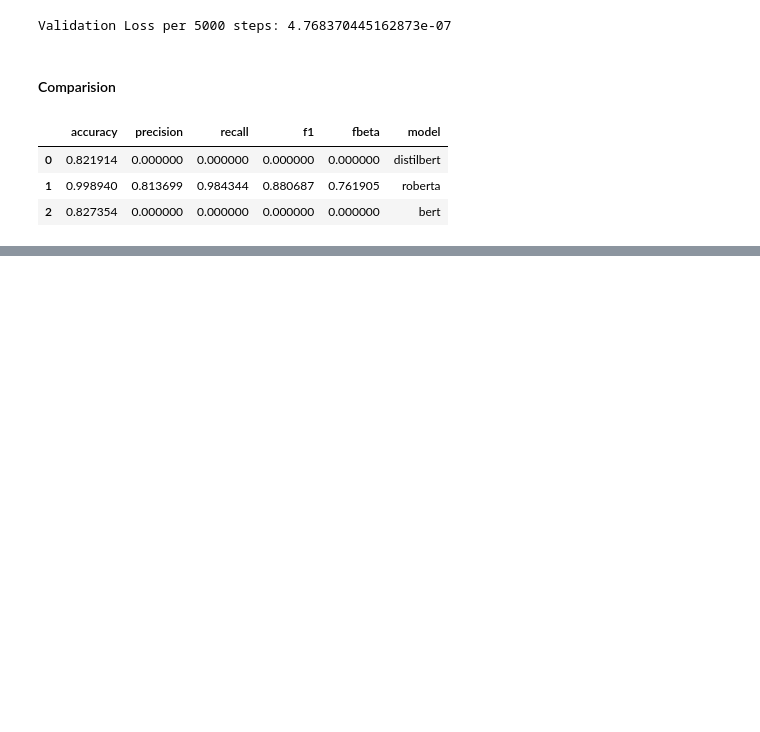
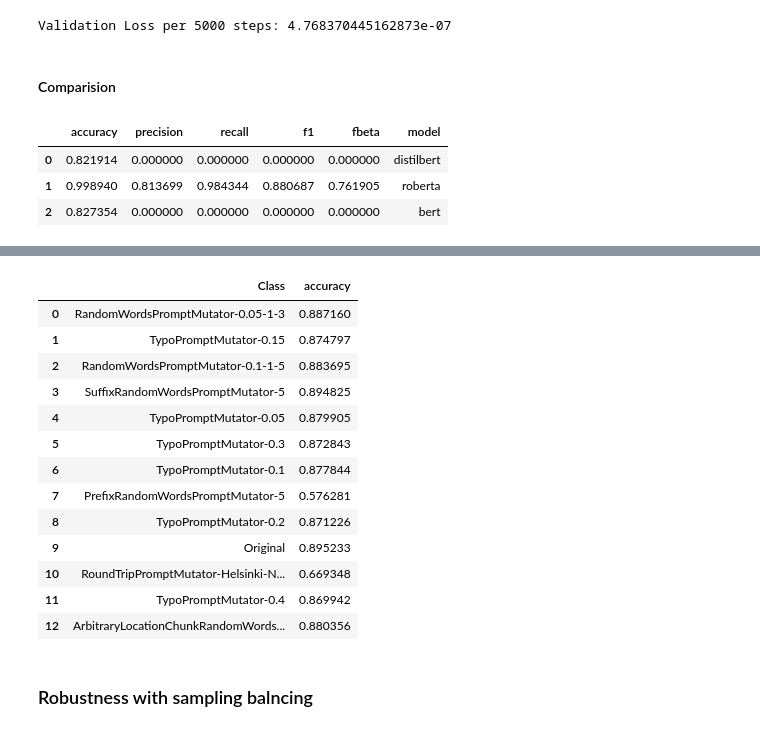
Before and after one commit to ariel-zilber/prompt-security, a Jupyter notebook: notebooks/8_nlp_modern_classifier.ipynb, the cells around one changed output, grey strips where cells are left out. Saved outputs shown, nothing was run; the diff lists cells and outputs as text; code cells hidden in the pictures; blank space fills up the shorter version.

```diff
--- a/notebooks/8_nlp_modern_classifier.ipynb
+++ b/notebooks/8_nlp_modern_classifier.ipynb
@@ -871,0 +886,2 @@ pd.DataFrame(transformers_results_dict)
+# %%
+transformers_results_dict=[]
@@ -871,0 +913,19 @@ pd.DataFrame(transformers_results_dict)
+# %%
+pd.DataFrame(transformers_results_dict)[["Class","accuracy"]]
+# %% [output]
+|  | Class | accuracy |
+| 0 | RandomWordsPromptMutator-0.05-1-3 | 0.887160 |
+| 1 | TypoPromptMutator-0.15 | 0.874797 |
+| 2 | RandomWordsPromptMutator-0.1-1-5 | 0.883695 |
+| 3 | SuffixRandomWordsPromptMutator-5 | 0.894825 |
+| 4 | TypoPromptMutator-0.05 | 0.879905 |
+| 5 | TypoPromptMutator-0.3 | 0.872843 |
+| 6 | TypoPromptMutator-0.1 | 0.877844 |
+| 7 | PrefixRandomWordsPromptMutator-5 | 0.576281 |
+| 8 | TypoPromptMutator-0.2 | 0.871226 |
+| 9 | Original | 0.895233 |
+| 10 | RoundTripPromptMutator-Helsinki-N... | 0.669348 |
+| 11 | TypoPromptMutator-0.4 | 0.869942 |
+| 12 | ArbitraryLocationChunkRandomWords... | 0.880356 |
+# %% [markdown]
+### Robustness  with sampling balncing
```
Also changed, not shown: parts of 12 cells of this notebook, 3 other files.
